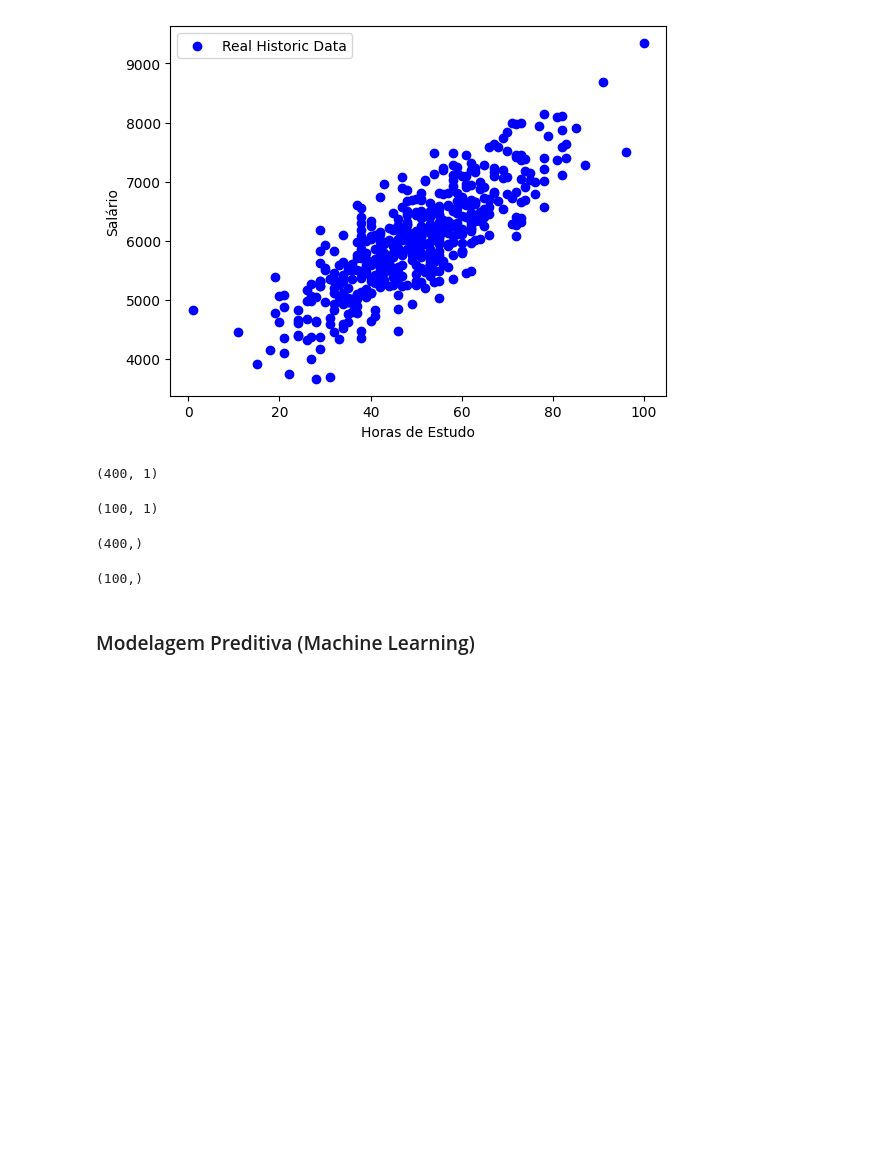
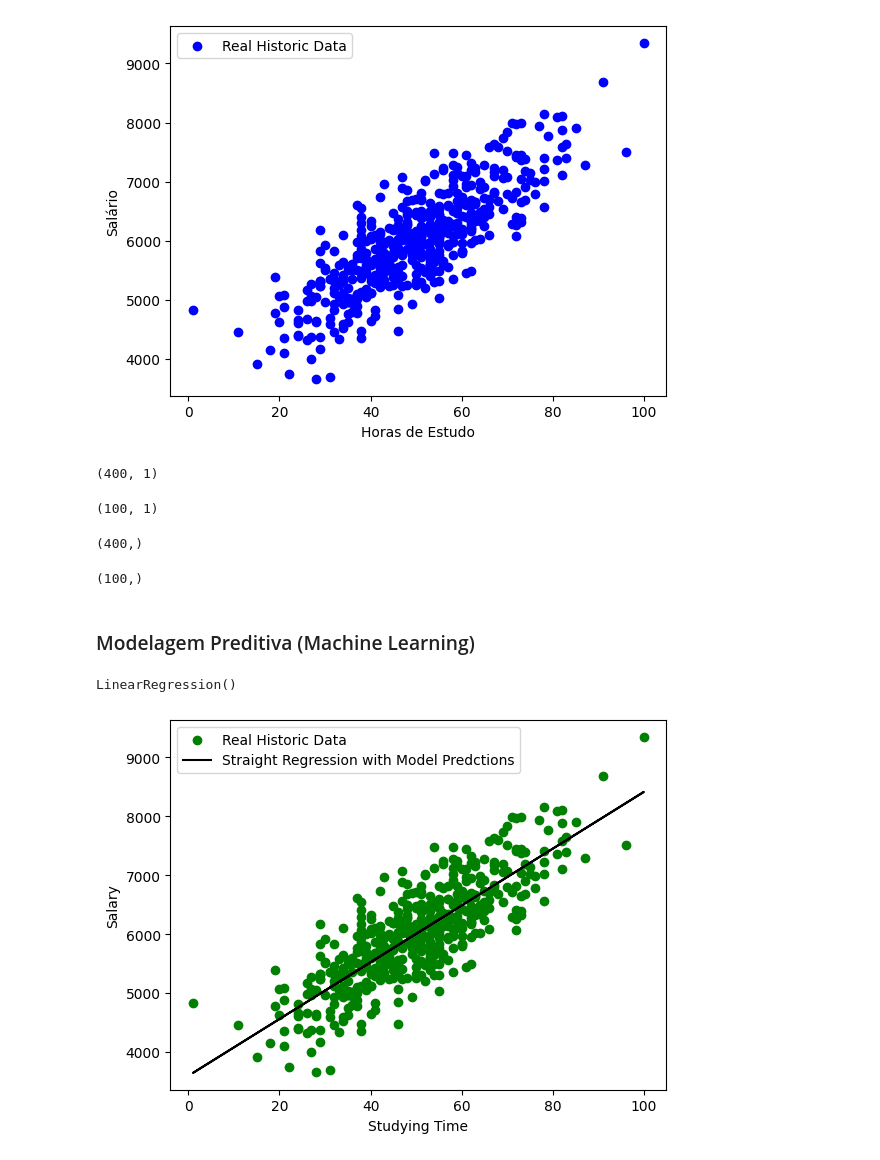
Before and after one commit to SamuelMends/datascience_fundamentals, a Jupyter notebook: scikitlearn.ipynb, the cells around one changed output. Saved outputs shown, nothing was run; the diff lists cells and outputs as text; code cells hidden in the pictures; blank space fills up the shorter version.

```diff
--- a/scikitlearn.ipynb
+++ b/scikitlearn.ipynb
@@ -132,3 +132,21 @@ y_teste.shape
 (100,)
 # %% [markdown]
 ### Modelagem Preditiva (Machine Learning)
+# %%
+# Cria o modelo de regressão linear simples
+model = LinearRegression()
+# %%
+# Treino o modelo
+model.fit(X_treino, y_treino)
+# %% [output]
+LinearRegression()
+# %%
+# Visualiza a reta de regressão linear (previsões) e os dados reais usado no treinamento
+plt.scatter(X, y, color = "green", label = "Real Historic Data")
+plt.plot(X, model.predict(X), color = "black", label = "Straight Regression with Model Predctions")
+plt.xlabel("Studying Time")
+plt.ylabel("Salary")
+plt.legend()
+plt.show()
+# %% [output]
+[figure, added]
```
